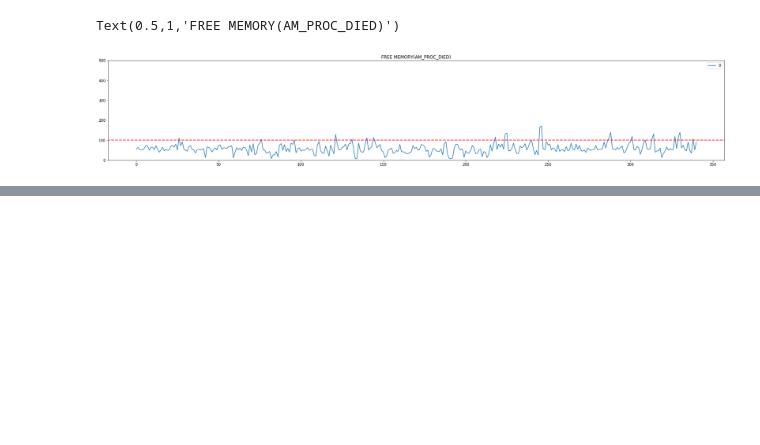
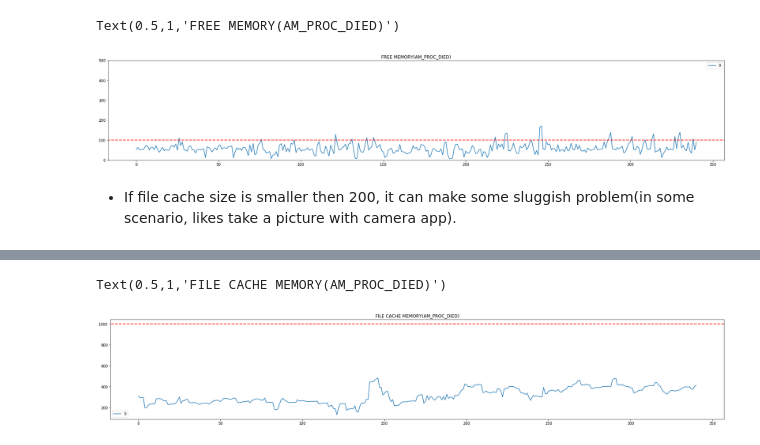
Before and after one commit to Binse-Park/Parser-android-s-dumpstate, a Jupyter notebook: log_parser.ipynb, the cells around one changed output, grey strips where cells are left out. Drawn from its saved outputs; the diff is of its cells as text; code cells hidden in the pictures; blank space fills up the shorter version.

Commit message:
Add the 57th cell to print the died processes.
Add the 57th cell to print the died processes.

```diff
--- a/log_parser.ipynb
+++ b/log_parser.ipynb
@@ -1541,3 +1541,19 @@ ax.set_title('FREE MEMORY(AM_PROC_DIED)')
 04-26 19:53:27.845  1000 19639 19653 I am_proc_died: [0,18496,com.facebook.orca,5,935,19,90,412]
 Text(0.5,1,'FREE MEMORY(AM_PROC_DIED)')
 [figure]
+# %% [markdown]
+* If file cache size is smaller then 200, it can make some sluggish problem(in some scenario, likes take a picture with camera app).
+# %%
+am_app_dieds_mem = list()
+
+for am_app_died in am_app_dieds:
+    splited = am_app_died.split(',')
+    am_app_dieds_mem.append(int(splited[-1][:-1]))
+    if int(int(splited[-1][:-1])) < 1000:
+        print(am_app_died)
+#print(am_app_dieds_mem)
+df = pd.DataFrame(am_app_dieds_mem)
+ax = df.plot(figsize=(30,5))
+ax.axhline(y=1000, xmin=-1, xmax=1, color='r', linestyle='--', lw=2)
+ax.set_title('FILE CACHE MEMORY(AM_PROC_DIED)')
+# %% [output]
@@ -1543,0 +1577,2 @@ Text(0.5,1,'FREE MEMORY(AM_PROC_DIED)')
+Text(0.5,1,'FILE CACHE MEMORY(AM_PROC_DIED)')
+[figure, added]
```
Also changed, not shown: parts of 1 cell of this notebook.
